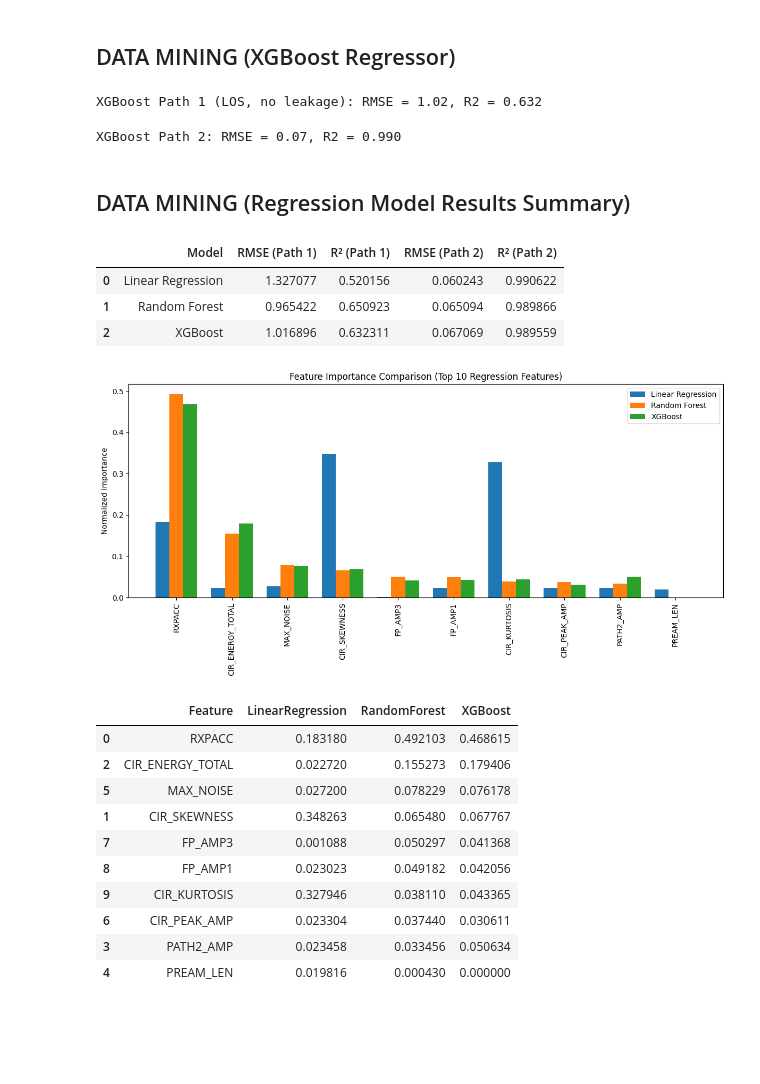
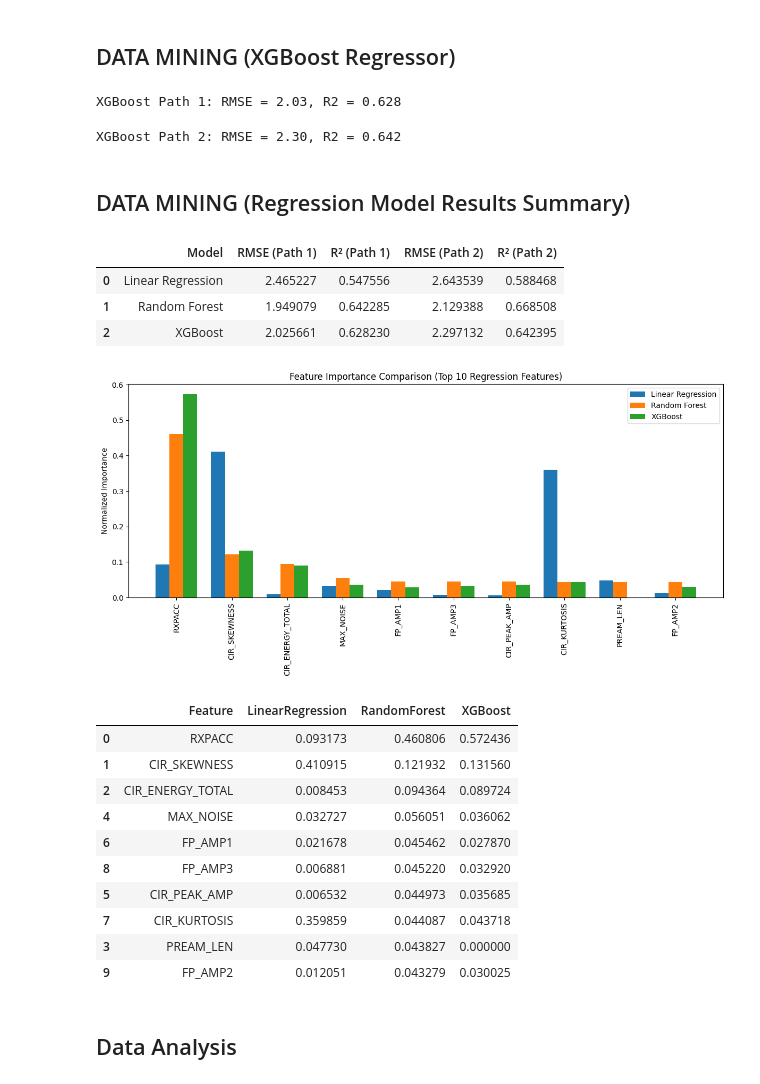
Before and after one commit to Jia-Ming-2001/CSC3105_Mini_Project_2026, a Jupyter notebook: UWB-LOS-NLOS-Data-Set/code/Untitled.ipynb, the cells around one changed output. Saved outputs shown, nothing was run; the diff lists cells and outputs as text; code cells hidden in the pictures; blank space fills up the shorter version.

```diff
--- a/UWB-LOS-NLOS-Data-Set/code/Untitled.ipynb
+++ b/UWB-LOS-NLOS-Data-Set/code/Untitled.ipynb
@@ -826,10 +838,10 @@ check df_engineered shape (number of samples and number of features): (42000, 24
 feature_cols_final (input features for modeling): ['RANGE', 'FP_IDX', 'FP_AMP1', 'FP_AMP2', 'FP_AMP3', 'STDEV_NOISE', 'MAX_NOISE', 'RXPACC', 'FRAME_LEN', 'PREAM_LEN', 'PATH1_CIR_IDX', 'PATH2_CIR_IDX', ...
 # %%
 # Splitting data into train and test sets. Using 30% Test, 70% Training.
-# Random state set to 69 for reproducibility (can be any integer, just want to ensure same split every time we run the code)
+# RANDOM_STATE comes from GLOBAL_SEED set in the reproducibility cell above.
 
 TEST_SIZE = 0.3
-RANDOM_STATE = 69
+RANDOM_STATE = GLOBAL_SEED
 
 # Using df_engineered (all features) and feature_cols_final (input features for modeling)
 from sklearn.preprocessing import StandardScaler
@@ -1515,15 +1527,15 @@ Path 2 Linear Regression - RMSE: 0.000, R²: 1.000
 # %% [markdown]
 ## Data Mining (Random Forest Regressor)
 # %%
-# Random Forest Regression for Path 1 (LOS only, no leakage, NaN safe)
+# Random Forest Regression for Path 1 (use prepared path1 train/test sets)
 from sklearn.ensemble import RandomForestRegressor
 from sklearn.metrics import mean_squared_error, r2_score
 
 ranreg1 = RandomForestRegressor(random_state=RANDOM_STATE)
-ranreg1.fit(X_train_top10_noleak_los, y_train_path1_range_los)
-y_pred1_rf = ranreg1.predict(X_test_top10_noleak_los)
+ranreg1.fit(X_train_path1, y_train_path1)
+y_pred1_rf = ranreg1.predict(X_test_path1)
 
-rmse1_rf = mean_squared_error(y_test_path1_range_los, y_pred1_rf)
-r2_1_rf = r2_score(y_test_path1_range_los, y_pred1_rf)
-print(f"Random Forest Path 1 (LOS, no leakage): RMSE = {rmse1_rf:.2f}, R2 = {r2_1_rf:.3f}")
+rmse1_rf = mean_squared_error(y_test_path1, y_pred1_rf)
+r2_1_rf = r2_score(y_test_path1, y_pred1_rf)
+print(f"Random Forest Path 1: RMSE = {rmse1_rf:.2f}, R2 = {r2_1_rf:.3f}")
 # %% [output]
@@ -1544,18 +1556,18 @@ Random Forest Path 2: RMSE = 0.07, R2 = 0.990
 # %% [markdown]
 ## DATA MINING (XGBoost Regressor)
 # %%
-# XGBoost Regression for Path 1 (LOS only, no leakage, NaN safe)
+# XGBoost Regression for Path 1 (use prepared path1 train/test sets)
 from xgboost import XGBRegressor
 from sklearn.metrics import mean_squared_error, r2_score
 
 xgbreg1 = XGBRegressor(random_state=RANDOM_STATE)
-y_pred1_xgb = xgbreg1.fit(X_train_top10_noleak_los, y_train_path1_range_los).predict(X_test_top10_noleak_los)
+y_pred1_xgb = xgbreg1.fit(X_train_path1, y_train_path1).predict(X_test_path1)
 
-rmse1_xgb = mean_squared_error(y_test_path1_range_los, y_pred1_xgb)
-r2_1_xgb = r2_score(y_test_path1_range_los, y_pred1_xgb)
-print(f"XGBoost Path 1 (LOS, no leakage): RMSE = {rmse1_xgb:.2f}, R2 = {r2_1_xgb:.3f}")
+rmse1_xgb = mean_squared_error(y_test_path1, y_pred1_xgb)
+r2_1_xgb = r2_score(y_test_path1, y_pred1_xgb)
+print(f"XGBoost Path 1: RMSE = {rmse1_xgb:.2f}, R2 = {r2_1_xgb:.3f}")
 # %% [output]
-XGBoost Path 1 (LOS, no leakage): RMSE = 1.02, R2 = 0.632
+XGBoost Path 1: RMSE = 2.03, R2 = 0.628
 # %%
 # XGBoost Regression for Path 2 (with RANGE, FP_IDX, NaN safe)
 from xgboost import XGBRegressor
@@ -1568,7 +1580,7 @@ rmse2_xgb = mean_squared_error(y_test_path2_valid, y_pred2_xgb)
 r2_2_xgb = r2_score(y_test_path2_valid, y_pred2_xgb)
 print(f"XGBoost Path 2: RMSE = {rmse2_xgb:.2f}, R2 = {r2_2_xgb:.3f}")
 # %% [output]
-XGBoost Path 2: RMSE = 0.07, R2 = 0.990
+XGBoost Path 2: RMSE = 2.30, R2 = 0.642
 # %% [markdown]
 ## DATA MINING (Regression Model Results Summary)
 # %%
@@ -1600,9 +1612,9 @@ display(results_reg_df)
 # in this case, will keep the path2 model but have to further adjust path1
 # %% [output]
 |  | Model | RMSE (Path 1) | R² (Path 1) | RMSE (Path 2) | R² (Path 2) |
-| 0 | Linear Regression | 1.327077 | 0.520156 | 0.060243 | 0.990622 |
-| 1 | Random Forest | 0.965422 | 0.650923 | 0.065094 | 0.989866 |
-| 2 | XGBoost | 1.016896 | 0.632311 | 0.067069 | 0.989559 |
+| 0 | Linear Regression | 2.465227 | 0.547556 | 2.643539 | 0.588468 |
+| 1 | Random Forest | 1.949079 | 0.642285 | 2.129388 | 0.668508 |
+| 2 | XGBoost | 2.025661 | 0.628230 | 2.297132 | 0.642395 |
 # %%
 # Using feature importance to see if it can help for path1 retuning
 # Feature importance for Linear Regression, Random Forest, and XGBoost (top 10 regression features)
@@ -1610,8 +1622,8 @@ import matplotlib.pyplot as plt
 import numpy as np
 import pandas as pd
 
-# Use top10_regression_features for all importances and feature names
-features = top10_regression_features
+# Use the path 1 top 10 regression features from the setup cell
+features = path1_top10_regression_features
 
 # Linear Regression feature importance (absolute coefficients)
 linreg_importance = np.abs(linreg1.coef_)[:len(features)]
@@ -1623,42 +1635,44 @@ rf_importance = rf_importance / rf_importance.sum()
 
 # XGBoost feature importance
 xgb_importance = xgbreg1.feature_importances_[:len(features)]
 xgb_importance = xgb_importance / xgb_importance.sum()
 
 importance_df = pd.DataFrame({
     'Feature': features,
     'LinearRegression': linreg_importance,
     'RandomForest': rf_importance,
     'XGBoost': xgb_importance
 })
 
 # Sort by Random Forest importance for display
 importance_df = importance_df.sort_values('RandomForest', ascending=False)
 
 plt.figure(figsize=(12, 6))
 bar_width = 0.25
 x = np.arange(len(importance_df))
 plt.bar(x - bar_width, importance_df['LinearRegression'], width=bar_width, label='Linear Regression')
 plt.bar(x, importance_df['RandomForest'], width=bar_width, label='Random Forest')
 plt.bar(x + bar_width, importance_df['XGBoost'], width=bar_width, label='XGBoost')
 plt.xticks(x, importance_df['Feature'], rotation=90)
 plt.ylabel('Normalized Importance')
 plt.title('Feature Importance Comparison (Top 10 Regression Features)')
 plt.legend()
 plt.tight_layout()
 plt.show()
 
 importance_df.head(15)  # Show top 15 features
 # %% [output]
-[figure, old version]
+[figure, new version]
 |  | Feature | LinearRegression | RandomForest | XGBoost |
-| 0 | RXPACC | 0.183180 | 0.492103 | 0.468615 |
-| 2 | CIR_ENERGY_TOTAL | 0.022720 | 0.155273 | 0.179406 |
-| 5 | MAX_NOISE | 0.027200 | 0.078229 | 0.076178 |
-| 1 | CIR_SKEWNESS | 0.348263 | 0.065480 | 0.067767 |
-| 7 | FP_AMP3 | 0.001088 | 0.050297 | 0.041368 |
-| 8 | FP_AMP1 | 0.023023 | 0.049182 | 0.042056 |
-| 9 | CIR_KURTOSIS | 0.327946 | 0.038110 | 0.043365 |
-| 6 | CIR_PEAK_AMP | 0.023304 | 0.037440 | 0.030611 |
-| 3 | PATH2_AMP | 0.023458 | 0.033456 | 0.050634 |
-| 4 | PREAM_LEN | 0.019816 | 0.000430 | 0.000000 |
+| 0 | RXPACC | 0.093173 | 0.460806 | 0.572436 |
+| 1 | CIR_SKEWNESS | 0.410915 | 0.121932 | 0.131560 |
+| 2 | CIR_ENERGY_TOTAL | 0.008453 | 0.094364 | 0.089724 |
+| 4 | MAX_NOISE | 0.032727 | 0.056051 | 0.036062 |
+| 6 | FP_AMP1 | 0.021678 | 0.045462 | 0.027870 |
+| 8 | FP_AMP3 | 0.006881 | 0.045220 | 0.032920 |
+| 5 | CIR_PEAK_AMP | 0.006532 | 0.044973 | 0.035685 |
+| 7 | CIR_KURTOSIS | 0.359859 | 0.044087 | 0.043718 |
+| 3 | PREAM_LEN | 0.047730 | 0.043827 | 0.000000 |
+| 9 | FP_AMP2 | 0.012051 | 0.043279 | 0.030025 |
+# %% [markdown]
+## Data Analysis
```
Also changed, not shown: parts of 16 cells of this notebook.
